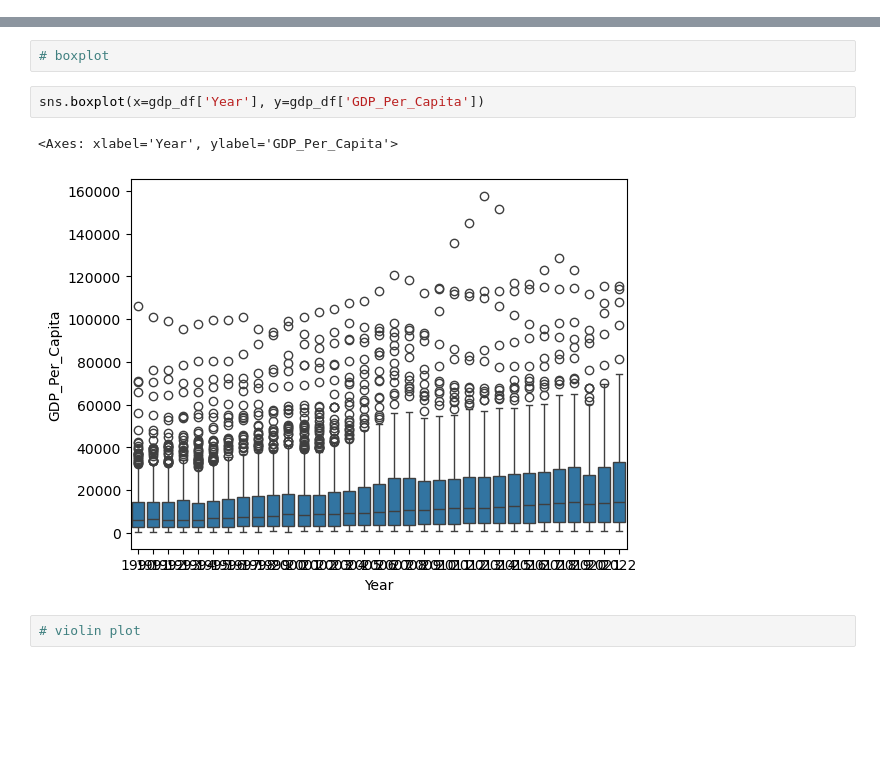
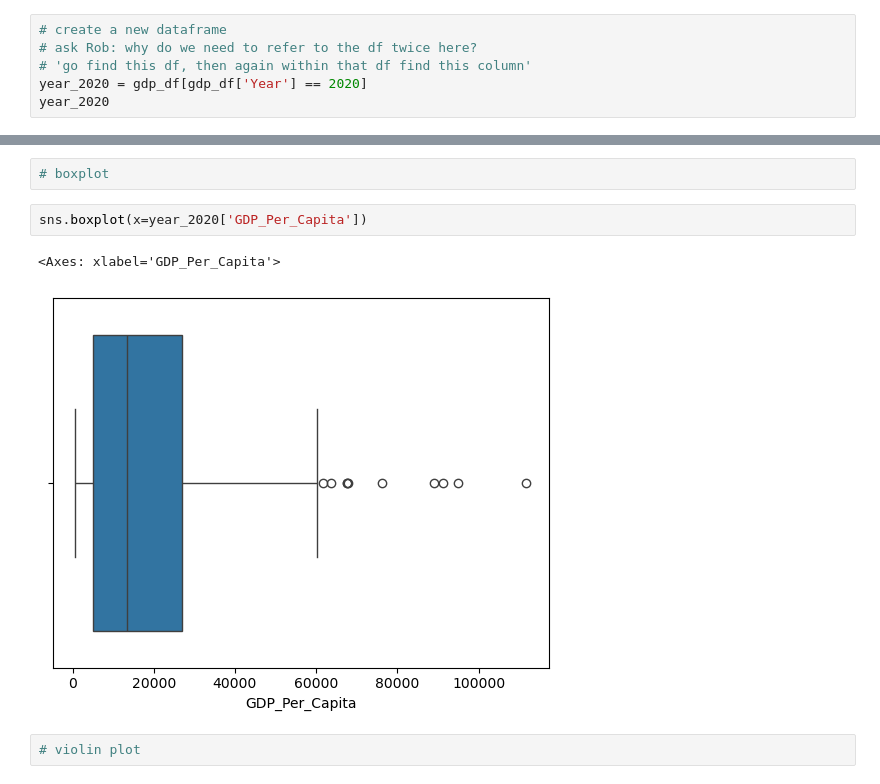
Before and after one commit to NSS-Data-Analytics-Cohort-12/un-python-Jtoppins24, a Jupyter notebook: notebooks/un_python.ipynb, the cells around one changed output, grey strips where cells are left out. Cells and saved outputs as stored; diff of their text form; blank space fills up the shorter version.

```diff
--- a/notebooks/un_python.ipynb
+++ b/notebooks/un_python.ipynb
@@ -130,2 +135,8 @@ Name: count, Length: 242, dtype: int64
 # %% [markdown]
 8. In this question, you're going to create some plots to show the distribution of GDP per capita for the year 2020. Go to the Python Graph Gallery (https://www.python-graph-gallery.com/) and look at the different types of plots under the Distribution section. Create a histogram, a density plot, a boxplot, and a violin plot. What do you notice when you look at these plots? How do the plots compare and what information can you get out of one type that you can't necessarily get out of the others?
+# %%
+# create a new dataframe
+# ask Rob: why do we need to refer to the df twice here?
+# 'go find this df, then again within that df find this column'
+year_2020 = gdp_df[gdp_df['Year'] == 2020]
+year_2020
@@ -154,10 +175,10 @@ plt.show()
 # %%
 # boxplot
 # %%
-sns.boxplot(x=gdp_df['Year'], y=gdp_df['GDP_Per_Capita'])
+sns.boxplot(x=year_2020['GDP_Per_Capita'])
 # %% [output]
-<Axes: xlabel='Year', ylabel='GDP_Per_Capita'>
+<Axes: xlabel='GDP_Per_Capita'>
-[figure, old version]
+[figure, new version]
 # %%
 # violin plot
 # %%
```
Also changed, not shown: parts of 27 cells of this notebook.
